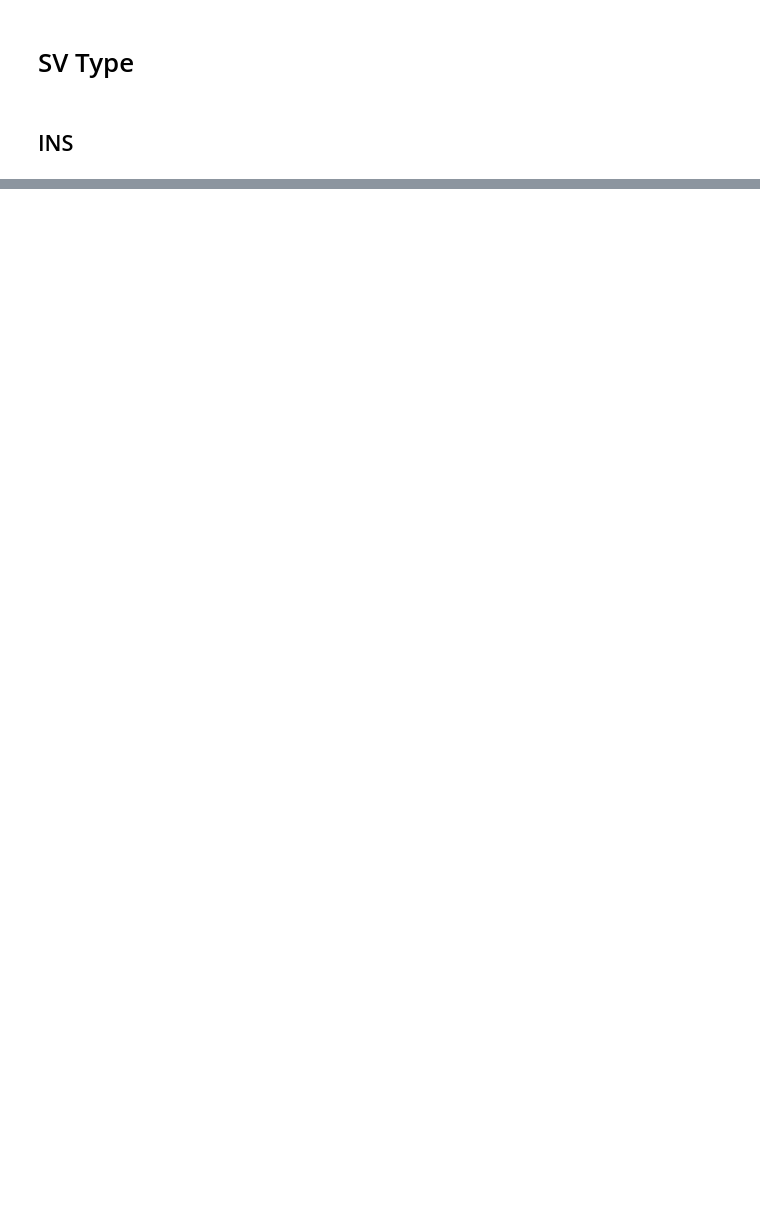
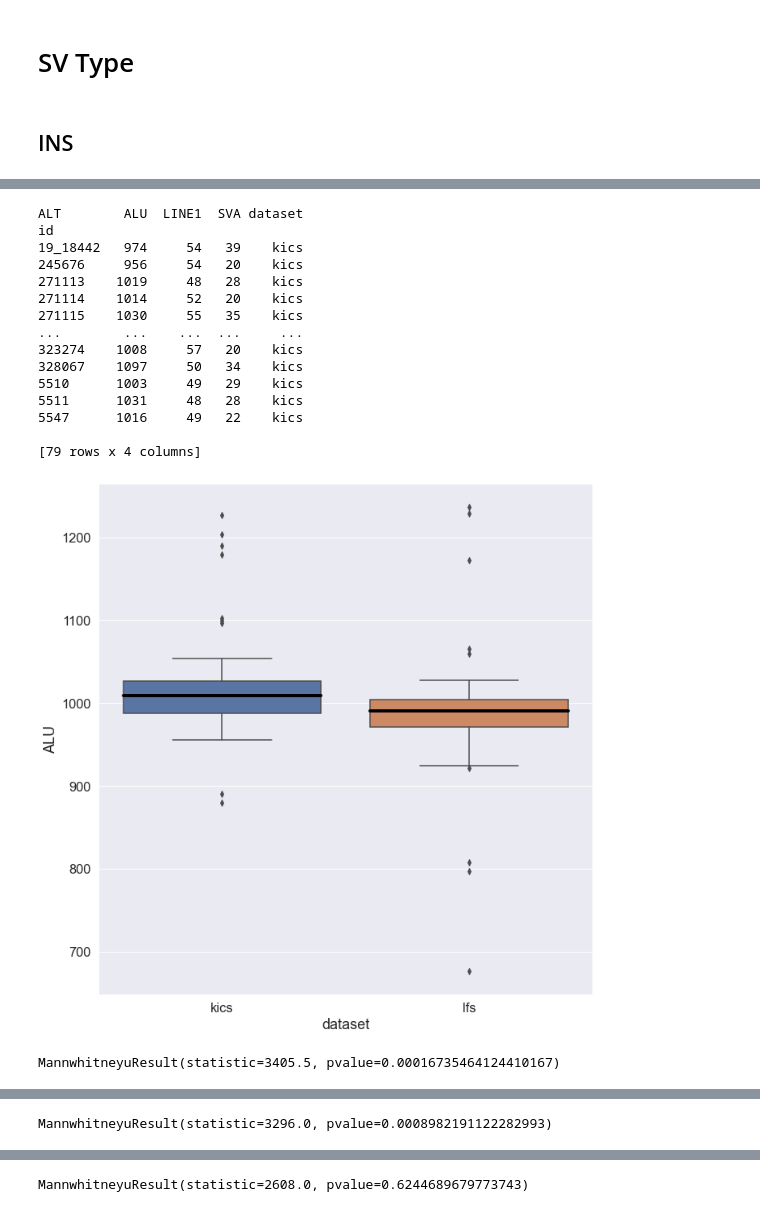
Before and after one commit to vsubasri/Transposable-Elements, a Jupyter notebook: Analysis/TE-Graphs.ipynb, the cells around one changed output, grey strips where cells are left out. Cells and saved outputs as stored; diff of their text form; code cells hidden in the pictures; blank space fills up the shorter version.

```diff
--- a/Analysis/TE-Graphs.ipynb
+++ b/Analysis/TE-Graphs.ipynb
@@ -366,31 +457,49 @@ lfsALT = lfsALT.value_counts().to_frame()
 lfsALT = lfsALT.unstack(1)
 lfsALT.columns = lfsALT.columns.droplevel(0)
 lfsALT['dataset'] = 'lfs'
 
 testing = pd.concat([kicsALT,lfsALT])
 testing = testing.reset_index()
 #print(testing)
 
-plt.rcParams["figure.figsize"] = [5, 10]
+#plt.rcParams["figure.figsize"] = [5, 10]
 
 sns.boxplot(data=testing, x='dataset', y='ALU', medianprops={"linewidth": 4, "color": 'black'})
 plt.show()
 
 print(mannwhitneyu(kicsALT['ALU'].dropna(),lfsALT['ALU'].dropna()))
 #list1 = df[column[0]].dropna()
 #        list2 = df[column[1]].dropna()
 #        print(mannwhitneyu(list1,list2))
 
 
 
 sns.boxplot(data=testing, x='dataset', y='LINE1', medianprops={"linewidth": 4, "color": 'black'})
 plt.show()
 
 print(mannwhitneyu(kicsALT['LINE1'].dropna(),lfsALT['LINE1'].dropna()))
 
 sns.boxplot(data=testing, x='dataset', y='SVA', medianprops={"linewidth": 4, "color": 'black'})
 plt.show()
 
 print(mannwhitneyu(kicsALT['SVA'].dropna(),lfsALT['SVA'].dropna()))
 
 #BoxGraphMulti(testing, '', 'id', 'dataset')
+# %% [output]
+ALT        ALU  LINE1  SVA dataset
+id
+19_18442   974     54   39    kics
+245676     956     54   20    kics
+271113    1019     48   28    kics
+271114    1014     52   20    kics
+271115    1030     55   35    kics
+...        ...    ...  ...     ...
+323274    1008     57   20    kics
+328067    1097     50   34    kics
+5510      1003     49   29    kics
+5511      1031     48   28    kics
+5547      1016     49   22    kics
+
+[79 rows x 4 columns]
+[figure, added]
+MannwhitneyuResult(statistic=3405.5, pvalue=0.00016735464124410167)
@@ -396,0 +507 @@ print(mannwhitneyu(kicsALT['SVA'].dropna(),lfsALT['SVA'].dropna()))
+MannwhitneyuResult(statistic=3296.0, pvalue=0.0008982191122282993)
@@ -397,3 +509,4 @@ print(mannwhitneyu(kicsALT['SVA'].dropna(),lfsALT['SVA'].dropna()))
+MannwhitneyuResult(statistic=2608.0, pvalue=0.6244689679773743)
 # %%
 """
 Based on chrom
```
Also changed, not shown: parts of 54 cells of this notebook, 1 other file.
